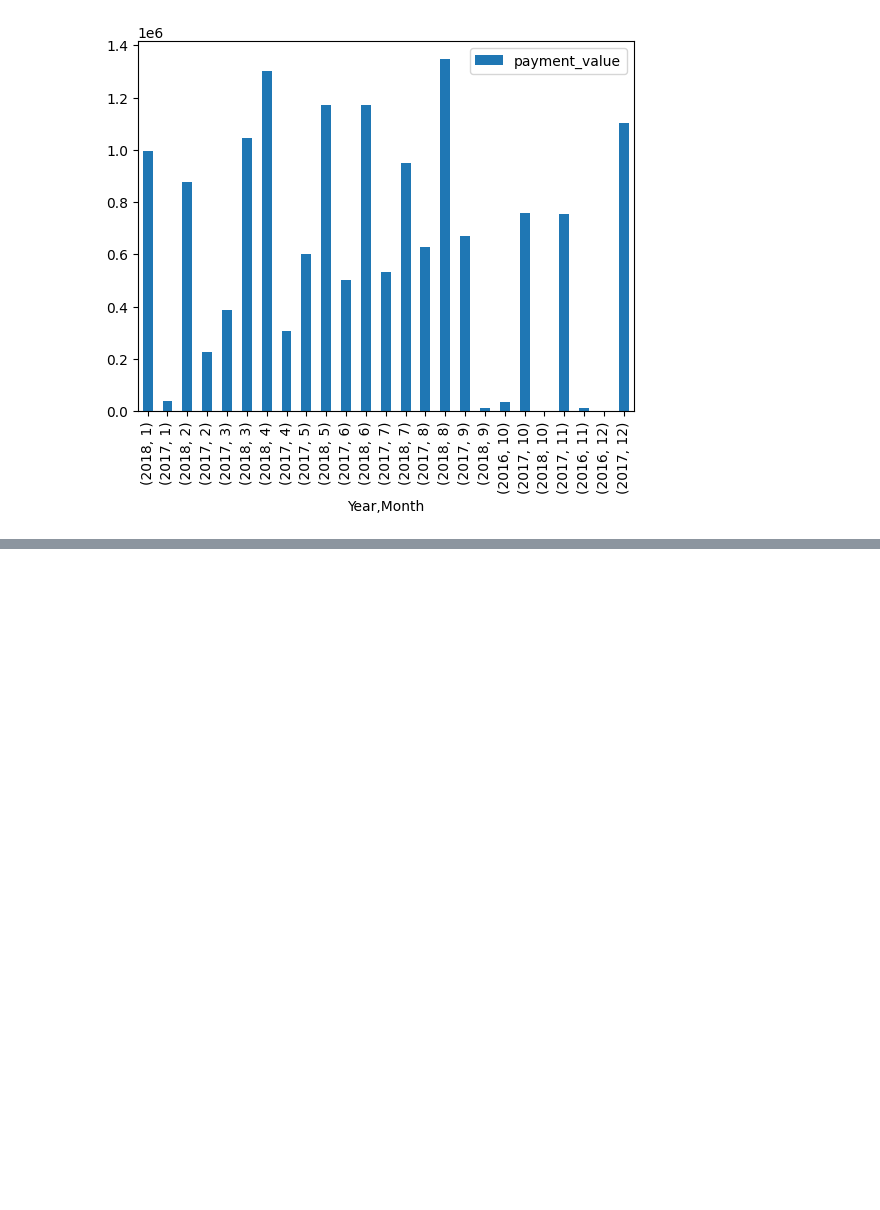
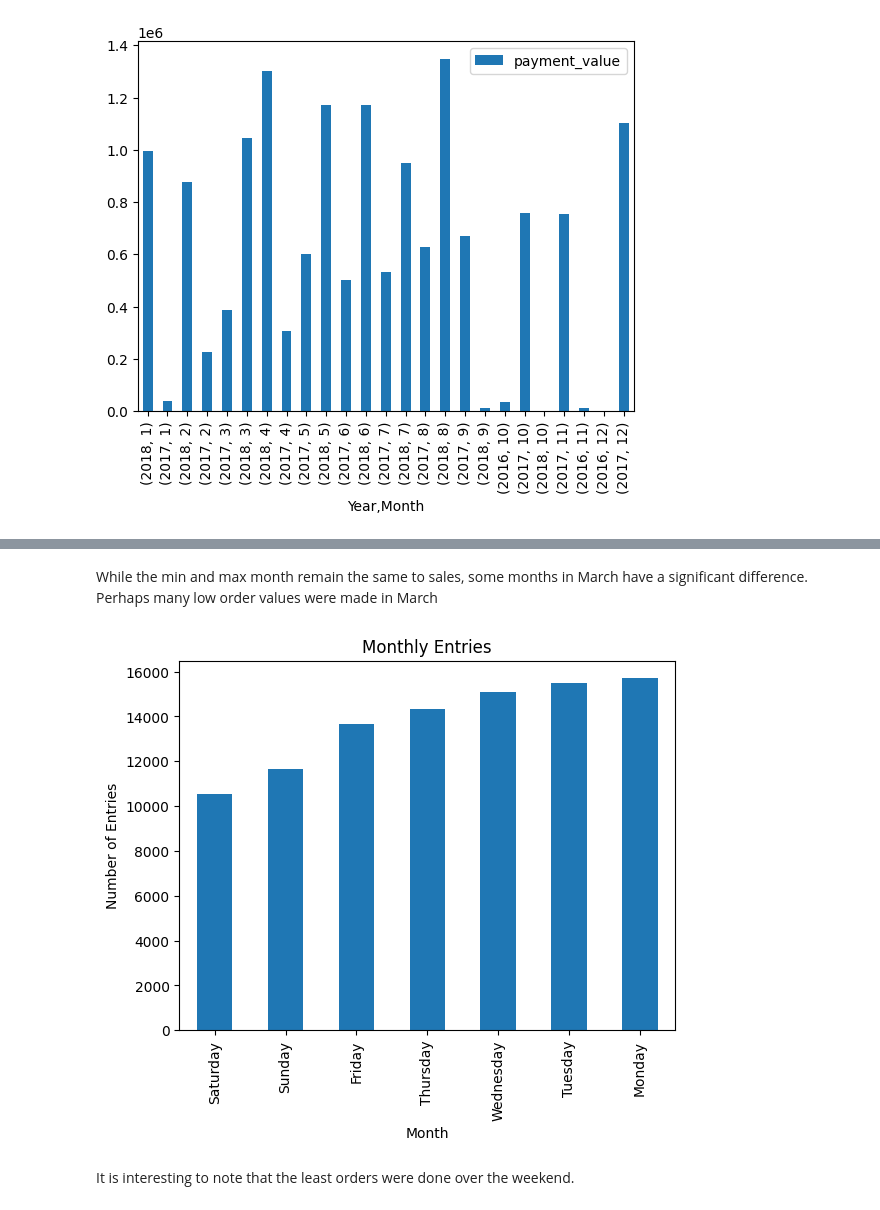
Before and after one commit to kanjamwingirwa/Olist, a Jupyter notebook: Olist_Analysis_Revised.ipynb, the cells around one changed output, grey strips where cells are left out. Saved outputs shown, nothing was run; the diff lists cells and outputs as text; code cells hidden in the pictures; blank space fills up the shorter version.

```diff
--- a/Olist_Analysis_Revised.ipynb
+++ b/Olist_Analysis_Revised.ipynb
@@ -687,0 +777,8 @@ NotebookApp.rate_limit_window=3.0 (secs)
+# %% [markdown]
+While the min and max month remain the same to sales, some months in March have a significant difference. Perhaps many low order values were made in March
+# %%
+orders_df['Day'].value_counts().sort_values().plot(kind='bar', xlabel='Month', ylabel='Number of Entries', title='Monthly Entries');
+# %% [output]
+[figure, added]
+# %% [markdown]
+It is interesting to note that the least orders were done over the weekend.
```
Also changed, not shown: parts of 102 cells of this notebook.
